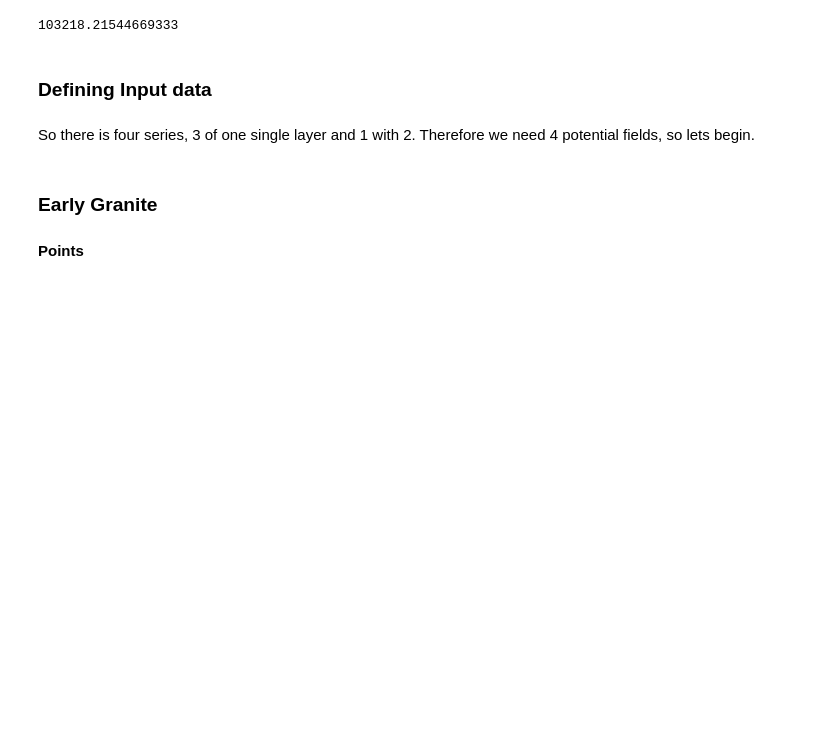
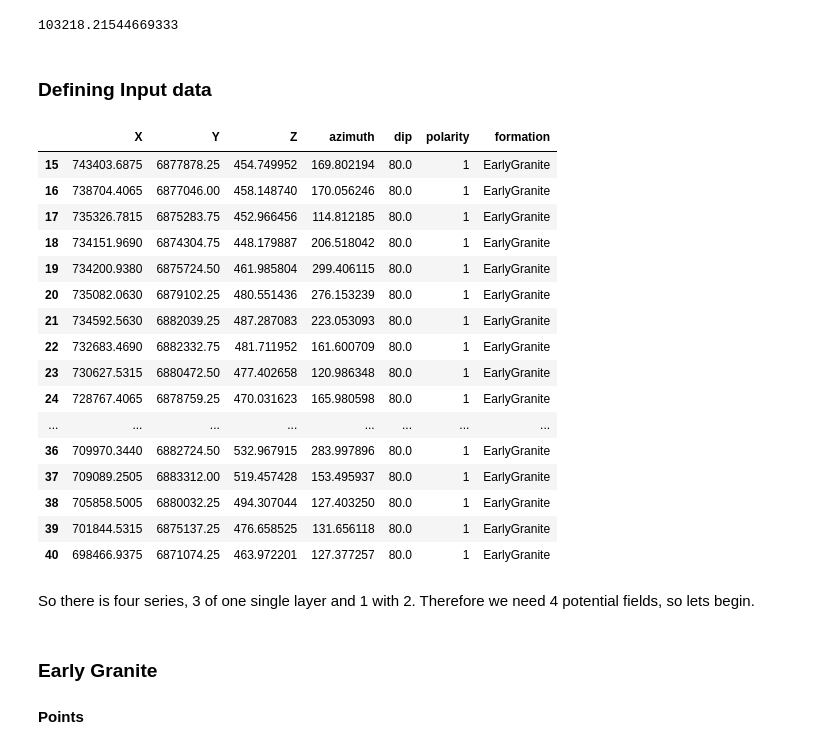
Before and after one commit to Leguark/GeMpy, a Jupyter notebook: Prototype Notebook/Sandstone Project.ipynb, the cells around one changed output. Drawn from its saved outputs; the diff is of its cells as text; code cells hidden in the pictures; blank space fills up the shorter version.

```diff
--- a/Prototype Notebook/Sandstone Project.ipynb
+++ b/Prototype Notebook/Sandstone Project.ipynb
@@ -60,9 +45,27 @@ np.sqrt((xmax-xmin)**2+(ymax-ymin)**2+(zmax-zmin)**2)
 ### Defining Input data
 # %%
 import pandas as pn
-Foliations = pn.read_csv("a_Foliations.csv")
-Points = pn.read_csv("a_Points.csv")
-Foliations[Foliations["formation"] == "EarlyGranite"];
+Foliations = pn.read_csv(os.pardir+"/input_data/a_Foliations.csv")
+Points = pn.read_csv(os.pardir+"/input_data/a_Points.csv")
+Foliations[Foliations["formation"] == "EarlyGranite"]
+# %% [output]
+|  | X | Y | Z | azimuth | dip | polarity | formation |
+| 15 | 743403.6875 | 6877878.25 | 454.749952 | 169.802194 | 80.0 | 1 | EarlyGranite |
+| 16 | 738704.4065 | 6877046.00 | 458.148740 | 170.056246 | 80.0 | 1 | EarlyGranite |
+| 17 | 735326.7815 | 6875283.75 | 452.966456 | 114.812185 | 80.0 | 1 | EarlyGranite |
+| 18 | 734151.9690 | 6874304.75 | 448.179887 | 206.518042 | 80.0 | 1 | EarlyGranite |
+| 19 | 734200.9380 | 6875724.50 | 461.985804 | 299.406115 | 80.0 | 1 | EarlyGranite |
+| 20 | 735082.0630 | 6879102.25 | 480.551436 | 276.153239 | 80.0 | 1 | EarlyGranite |
+| 21 | 734592.5630 | 6882039.25 | 487.287083 | 223.053093 | 80.0 | 1 | EarlyGranite |
+| 22 | 732683.4690 | 6882332.75 | 481.711952 | 161.600709 | 80.0 | 1 | EarlyGranite |
+| 23 | 730627.5315 | 6880472.50 | 477.402658 | 120.986348 | 80.0 | 1 | EarlyGranite |
+| 24 | 728767.4065 | 6878759.25 | 470.031623 | 165.980598 | 80.0 | 1 | EarlyGranite |
+| ... | ... | ... | ... | ... | ... | ... | ... |
+| 36 | 709970.3440 | 6882724.50 | 532.967915 | 283.997896 | 80.0 | 1 | EarlyGranite |
+| 37 | 709089.2505 | 6883312.00 | 519.457428 | 153.495937 | 80.0 | 1 | EarlyGranite |
+| 38 | 705858.5005 | 6880032.25 | 494.307044 | 127.403250 | 80.0 | 1 | EarlyGranite |
+| 39 | 701844.5315 | 6875137.25 | 476.658525 | 131.656118 | 80.0 | 1 | EarlyGranite |
+| 40 | 698466.9375 | 6871074.25 | 463.972201 | 127.377257 | 80.0 | 1 | EarlyGranite |
 # %% [markdown]
 So there is four series, 3 of one single layer and 1 with 2. Therefore we need 4 potential fields, so lets begin.
 # %% [markdown]
```
Also changed, not shown: parts of 4 cells of this notebook, 2 other files.
